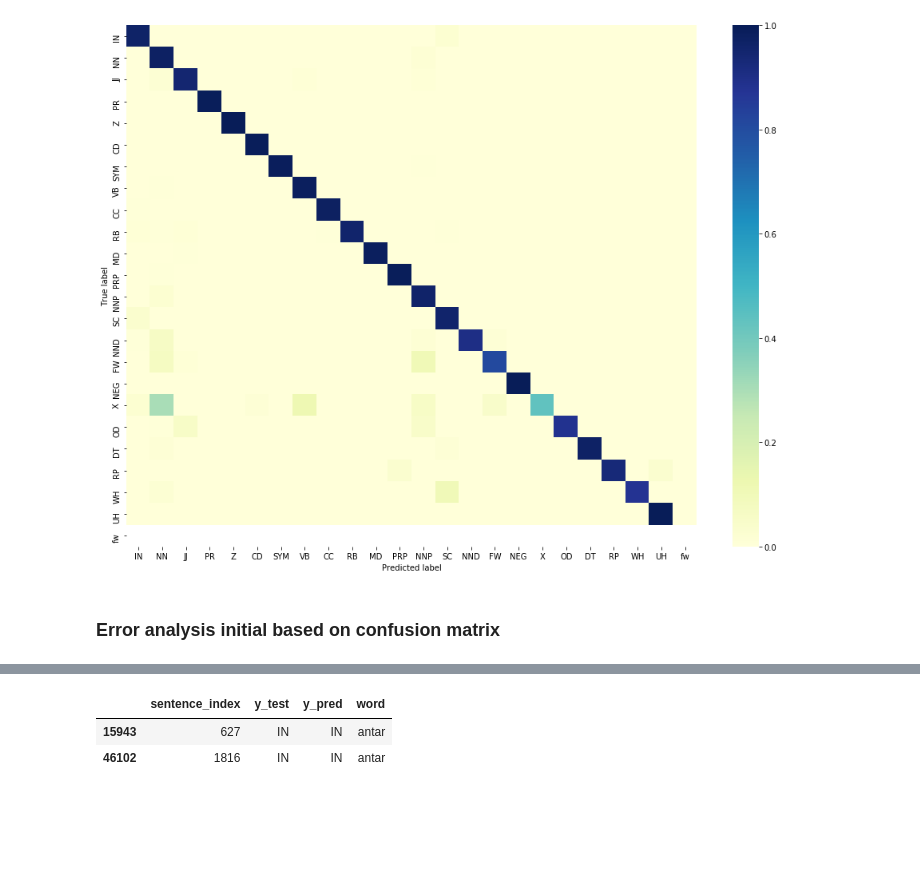
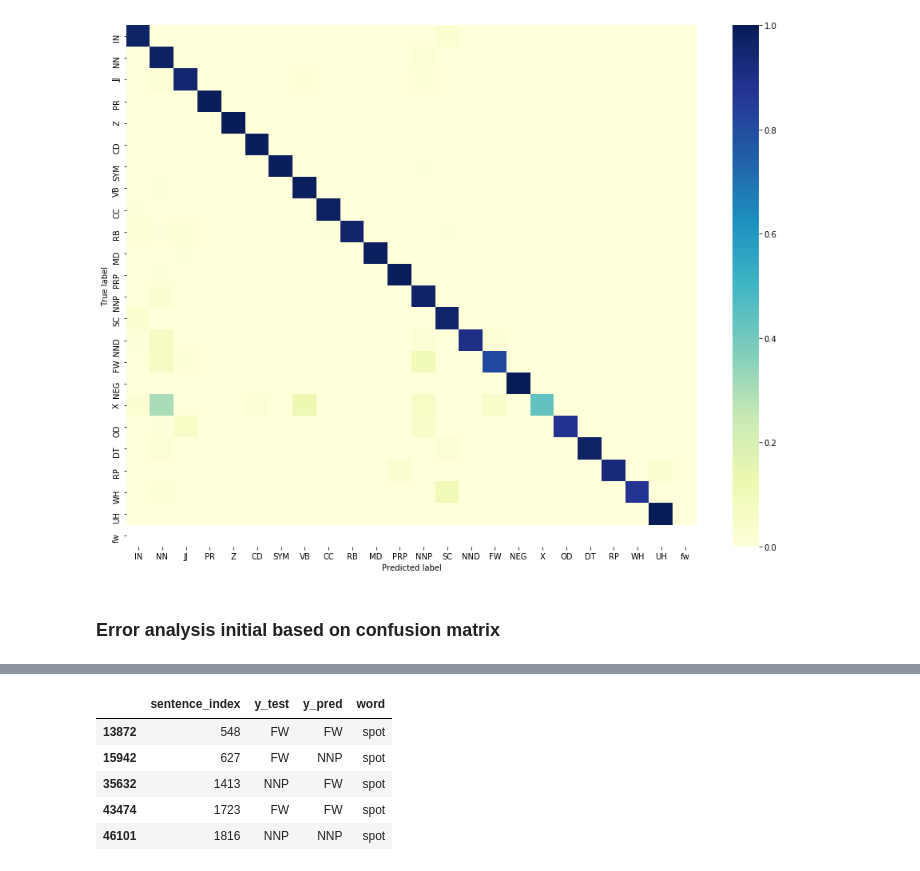
Before and after one commit to farhanreynaldo/pos-tagging-indonesia, a Jupyter notebook: notebook/POS tagging evaluation.ipynb, the cells around one changed output, grey strips where cells are left out. Saved outputs shown, nothing was run; the diff lists cells and outputs as text; code cells hidden in the pictures; blank space fills up the shorter version.

```diff
--- a/notebook/POS tagging evaluation.ipynb
+++ b/notebook/POS tagging evaluation.ipynb
@@ -134,10 +148,12 @@ df['word'] = [word for sentence in test_set for word, _ in sentence]
 # %%
-df[df.word == 'antar']
-# test_set[627]
+df[df.word == 'spot']
 # %% [output]
 |  | sentence_index | y_test | y_pred | word |
-| 15943 | 627 | IN | IN | antar |
-| 46102 | 1816 | IN | IN | antar |
+| 13872 | 548 | FW | FW | spot |
+| 15942 | 627 | FW | NNP | spot |
+| 35632 | 1413 | NNP | FW | spot |
+| 43474 | 1723 | FW | FW | spot |
+| 46101 | 1816 | NNP | NNP | spot |
 # %%
 from model import prepare_data
 # %%
```
Also changed, not shown: parts of 12 cells of this notebook.
